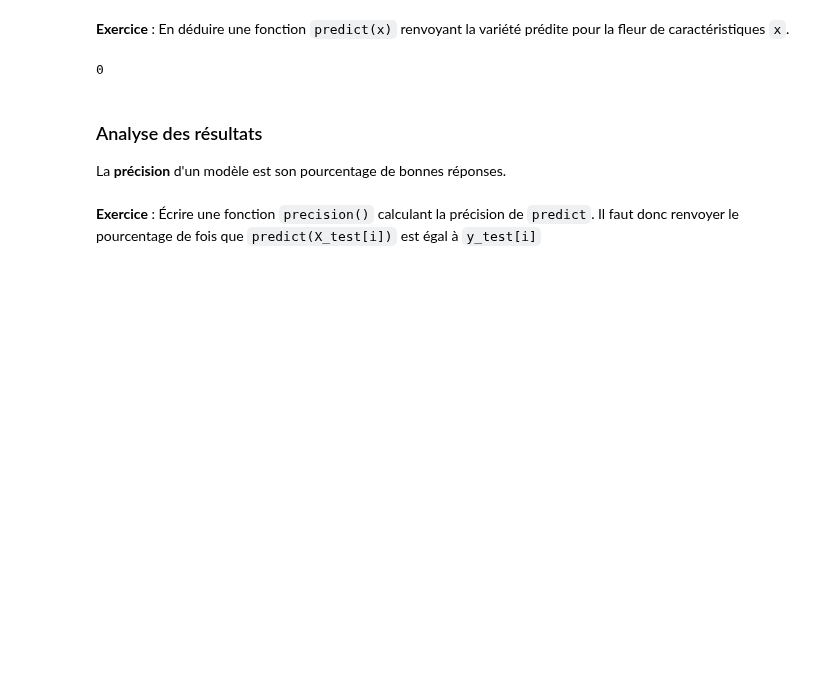
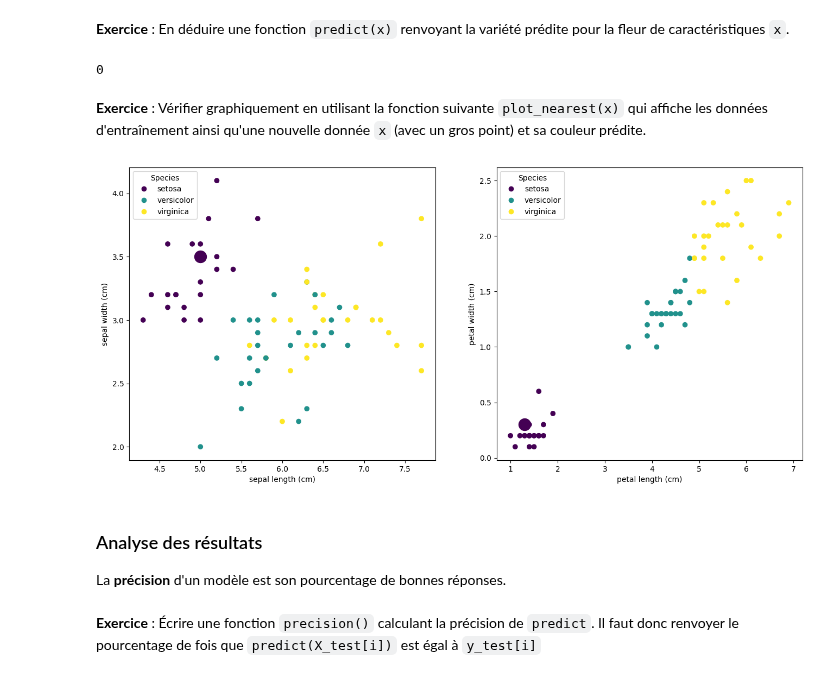
Before and after one commit to cpge-itc/bcpst2, a Jupyter notebook: files/5_iris/iris.ipynb, the cells around one changed output. Saved outputs shown, nothing was run; the diff lists cells and outputs as text; code cells hidden in the pictures; blank space fills up the shorter version.

```diff
--- a/files/5_iris/iris.ipynb
+++ b/files/5_iris/iris.ipynb
@@ -216,13 +180,29 @@ closest(X_test[0])
 36
 # %% [markdown]
 **Exercice** : En déduire une fonction `predict(x)` renvoyant la variété prédite pour la fleur de caractéristiques `x`.
-# %%
-def predict(x):
-    return y_train[closest(x)]
 # %%
 predict(X_test[0])
 # %% [output]
 0
+# %% [markdown]
+**Exercice** : Vérifier graphiquement en utilisant la fonction suivante `plot_nearest(x)` qui affiche les données d'entraînement ainsi qu'une nouvelle donnée `x` (avec un gros point) et sa couleur prédite.
+# %%
+def plot_nearest(x):
+    cmap = plt.get_cmap('viridis')
+    norm = plt.Normalize(iris.target.min(), iris.target.max())
+    fig, ax = plt.subplots(1, 2, figsize=(16,7))
+    for j in range(2):
+        ax[j].scatter(X_train[:, 2*j], X_train[:, 2*j + 1], c=y_train, cmap='viridis', norm=norm)
+        handles = [plt.Line2D([0, 0], [0, 0], color=cmap(norm(i)), marker='o', linestyle='', label=label) for i, label in enumerate(iris.target_names)]
+        ax[j].legend(handles=handles, title='Species')
+        ax[j].set_xlabel(iris.feature_names[2*j])
+        ax[j].set_ylabel(iris.feature_names[2*j + 1])
+        ax[j].scatter(x[2*j], x[2*j + 1], s=250, c=predict(x), cmap='viridis', norm=norm)
+    plt.show()
+# %%
+plot_nearest(X_test[0])
+# %% [output]
+[figure, added]
 # %% [markdown]
 ### Analyse des résultats
 
```
Also changed, not shown: parts of 32 cells of this notebook.
